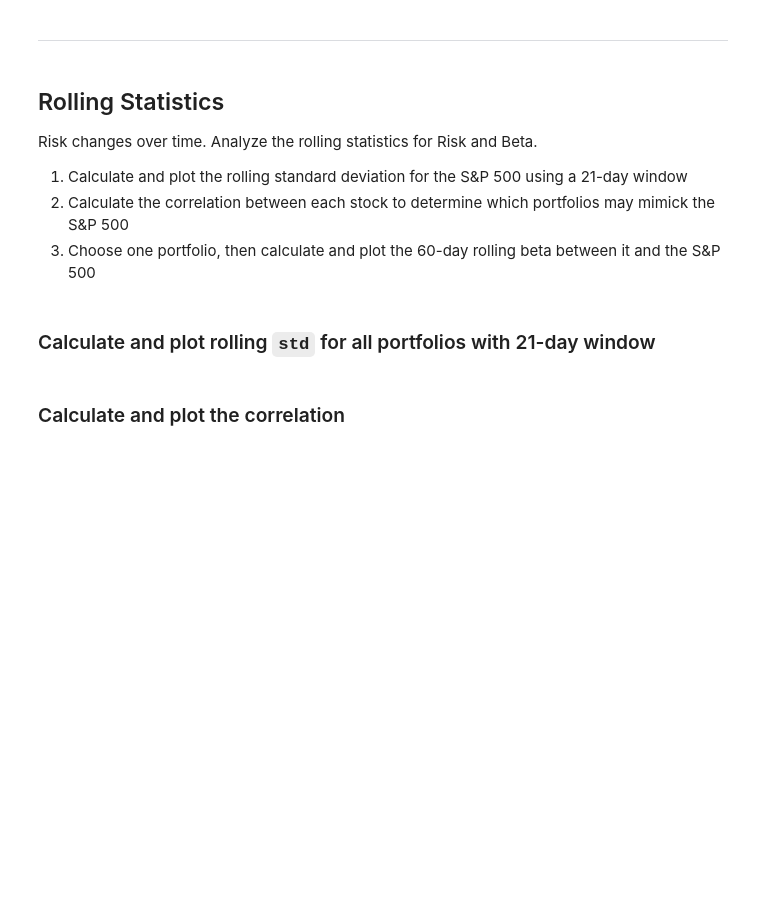
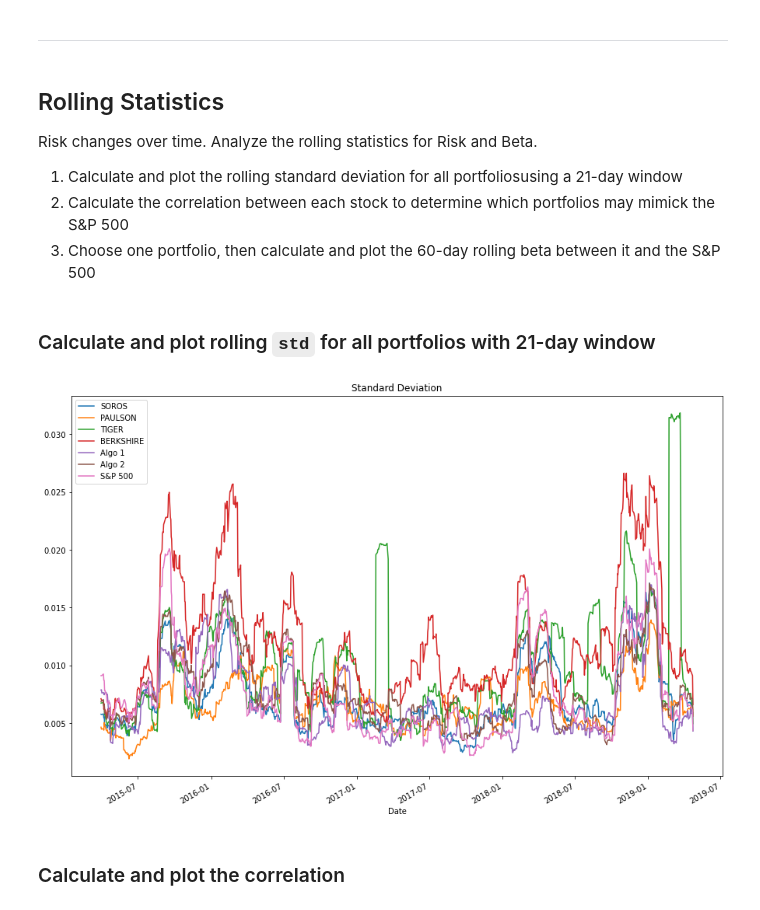
Before and after one commit to nbaronti/Pandas_Homework, a Jupyter notebook: Pandas_Homework.ipynb, the cells around one changed output. Drawn from its saved outputs; the diff is of its cells as text; code cells hidden in the pictures; blank space fills up the shorter version.

Commit message:
Rolling Statistics, Sharpe Ratios, & Custom Portfolio Calculations

```diff
--- a/Pandas_Homework.ipynb
+++ b/Pandas_Homework.ipynb
@@ -332,14 +333,17 @@ dtype: float64
 
 Risk changes over time. Analyze the rolling statistics for Risk and Beta.
 
-1. Calculate and plot the rolling standard deviation for the S&P 500 using a 21-day window
+1. Calculate and plot the rolling standard deviation for all portfoliosusing a 21-day window
 2. Calculate the correlation between each stock to determine which portfolios may mimick the S&P 500
 3. Choose one portfolio, then calculate and plot the 60-day rolling beta between it and the S&P 500
 # %% [markdown]
 ### Calculate and plot rolling `std` for all portfolios with 21-day window
 # %%
 # Calculate the rolling standard deviation for all portfolios using a 21-day window
+rolling_std_df = combined_daily_return_df.rolling(window=21).std()
 
-# Plot the rolling standard deviation
+rolling_std_df.plot(figsize=(15,10), title= "Standard Deviation");
+# %% [output]
+[figure, added]
 # %% [markdown]
 ### Calculate and plot the correlation
```
Also changed, not shown: parts of 35 cells of this notebook.
